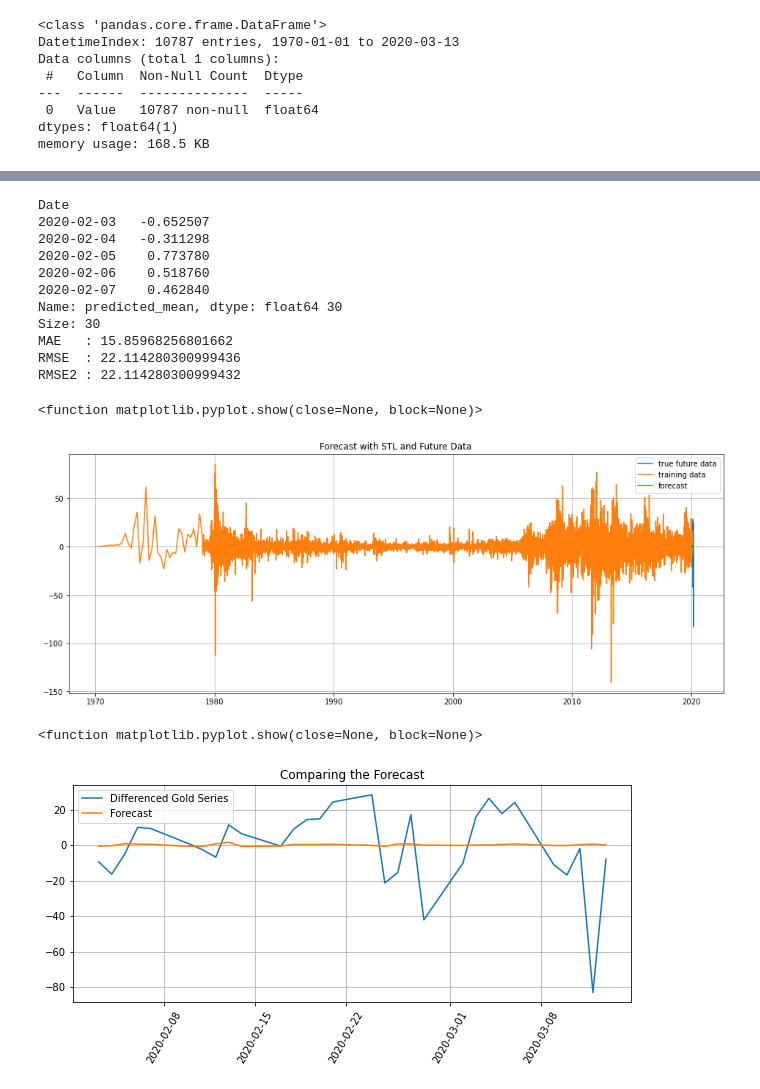
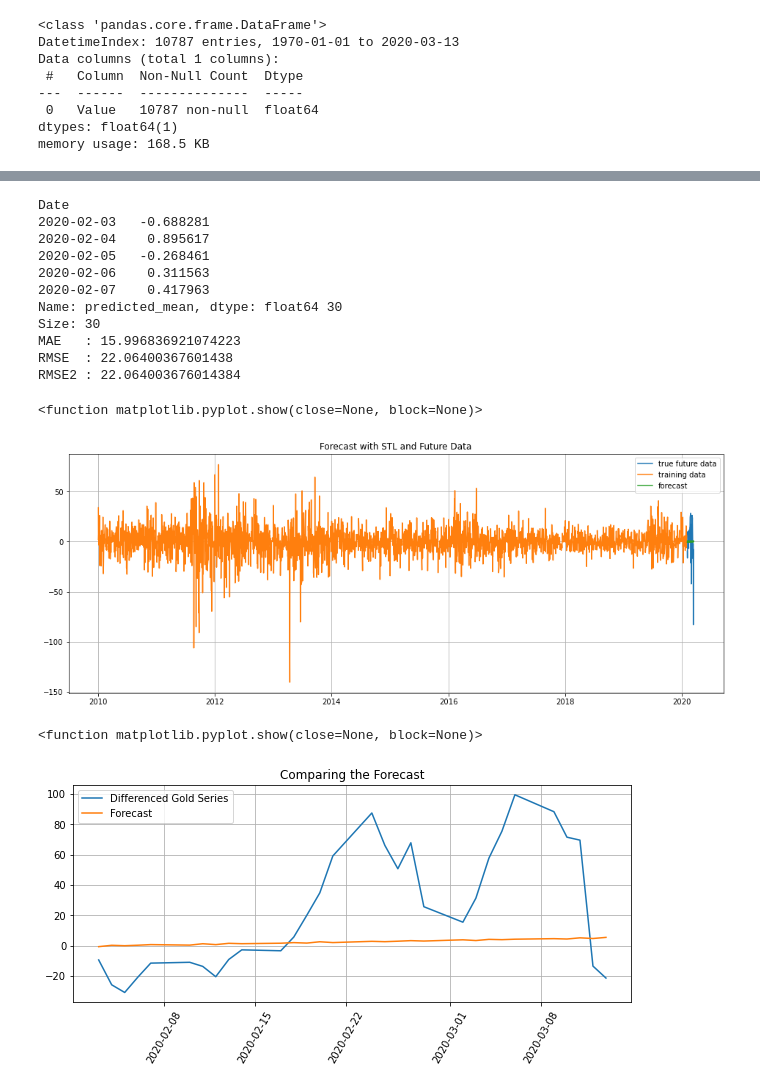
Before and after one commit to Aykan-Hub/ML-AI-Education, a Jupyter notebook: Berkeley/module10/Try-it_10_3/try-it-10.3.Aykan.ipynb, the cells around one changed output, grey strips where cells are left out. Drawn from its saved outputs; the diff is of its cells as text; code cells hidden in the pictures.

```diff
--- a/Berkeley/module10/Try-it_10_3/try-it-10.3.Aykan.ipynb
+++ b/Berkeley/module10/Try-it_10_3/try-it-10.3.Aykan.ipynb
@@ -99,6 +99,7 @@ Data columns (total 1 columns):
 dtypes: float64(1)
 memory usage: 168.5 KB
 # %%
+gold = gold['2010':]
 gold
 # %% [output]
 |  | Value |
@@ -215,3 +230,3 @@ plt.show
 # %%
 # build ARMA model & fit
-arma = ARIMA(y_hist, order = (13, 1, 9)).fit()
+arma = ARIMA(y_hist, order = (3, 1, 3)).fit()
@@ -257,16 +286,16 @@ print(f'RMSE  : {rmse}')
 print(f'RMSE2 : {rmse2}')
 # %% [output]
 Date
-2020-02-03   -0.652507
-2020-02-04   -0.311298
-2020-02-05    0.773780
-2020-02-06    0.518760
-2020-02-07    0.462840
+2020-02-03   -0.688281
+2020-02-04    0.895617
+2020-02-05   -0.268461
+2020-02-06    0.311563
+2020-02-07    0.417963
 Name: predicted_mean, dtype: float64 30
 Size: 30
-MAE   : 15.85968256801662
-RMSE  : 22.114280300999436
-RMSE2 : 22.114280300999432
+MAE   : 15.996836921074223
+RMSE  : 22.06400367601438
+RMSE2 : 22.064003676014384
 # %%
 # Entire series with forecast
 plt.subplots(figsize=(16,6))
@@ -279,23 +308,23 @@ plt.grid()
 plt.show
 # %% [output]
 <function matplotlib.pyplot.show(close=None, block=None)>
-[figure, old version]
+[figure, new version]
 # %%
 #y_future
 # %%
 #forecast.index=y_future.index
 # %%
 plt.subplots(figsize=(10,4))
-plt.plot(y_future, label = 'Differenced Gold Series')
-plt.plot(forecast, label = 'Forecast')
+plt.plot(y_future.cumsum(), label = 'Differenced Gold Series')
+plt.plot(forecast.cumsum(), label = 'Forecast')
 plt.title('Comparing the Forecast')
 plt.legend()
 plt.xticks(rotation = 60)
 plt.grid()
 plt.show
 # %% [output]
 <function matplotlib.pyplot.show(close=None, block=None)>
-[figure, old version]
+[figure, new version]
 # %%
 def arma_grid_search(data, p_values, d_values, q_values):
     # split data
```
Also changed, not shown: parts of 14 cells of this notebook, 15 other files.
